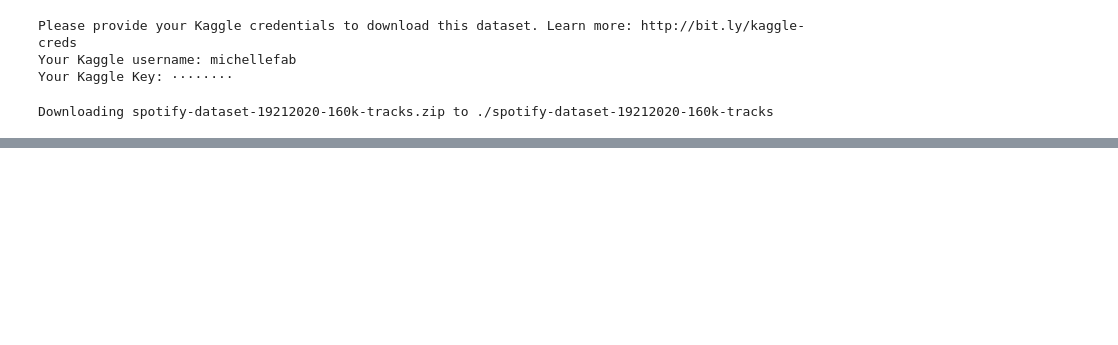
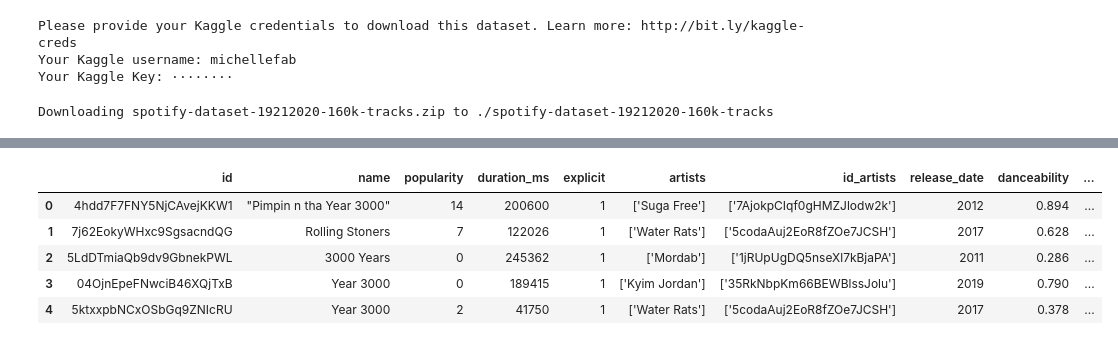
Before and after one commit to afaboro/CMSC320-FinalTutorial, a Jupyter notebook: CMSC320 - Data Science Tutorial.ipynb, the cells around one changed output, grey strips where cells are left out. Saved outputs shown, nothing was run; the diff lists cells and outputs as text; code cells hidden in the pictures; blank space fills up the shorter version.

```diff
--- a/CMSC320 - Data Science Tutorial.ipynb
+++ b/CMSC320 - Data Science Tutorial.ipynb
@@ -53,0 +139,11 @@ tracks_df.head()
+# %%
+tracks_ex = tracks[tracks.explicit != 0]
+tracks_ex = tracks_ex.reset_index(drop=True)
+tracks_ex.head()
+# %% [output]
+|  | id | name | popularity | duration_ms | explicit | artists | id_artists | release_date | danceability | ... |
+| 0 | 4hdd7F7FNY5NjCAvejKKW1 | "Pimpin n tha Year 3000" | 14 | 200600 | 1 | ['Suga Free'] | ['7AjokpCIqf0gHMZJlodw2k'] | 2012 | 0.894 | ... |
+| 1 | 7j62EokyWHxc9SgsacndQG | Rolling Stoners | 7 | 122026 | 1 | ['Water Rats'] | ['5codaAuj2EoR8fZOe7JCSH'] | 2017 | 0.628 | ... |
+| 2 | 5LdDTmiaQb9dv9GbnekPWL | 3000 Years | 0 | 245362 | 1 | ['Mordab'] | ['1jRUpUgDQ5nseXl7kBjaPA'] | 2011 | 0.286 | ... |
+| 3 | 04OjnEpeFNwciB46XQjTxB | Year 3000 | 0 | 189415 | 1 | ['Kyim Jordan'] | ['35RkNbpKm66BEWBlssJolu'] | 2019 | 0.790 | ... |
+| 4 | 5ktxxpbNCxOSbGq9ZNIcRU | Year 3000 | 2 | 41750 | 1 | ['Water Rats'] | ['5codaAuj2EoR8fZOe7JCSH'] | 2017 | 0.378 | ... |
```
Also changed, not shown: parts of 13 cells of this notebook.
